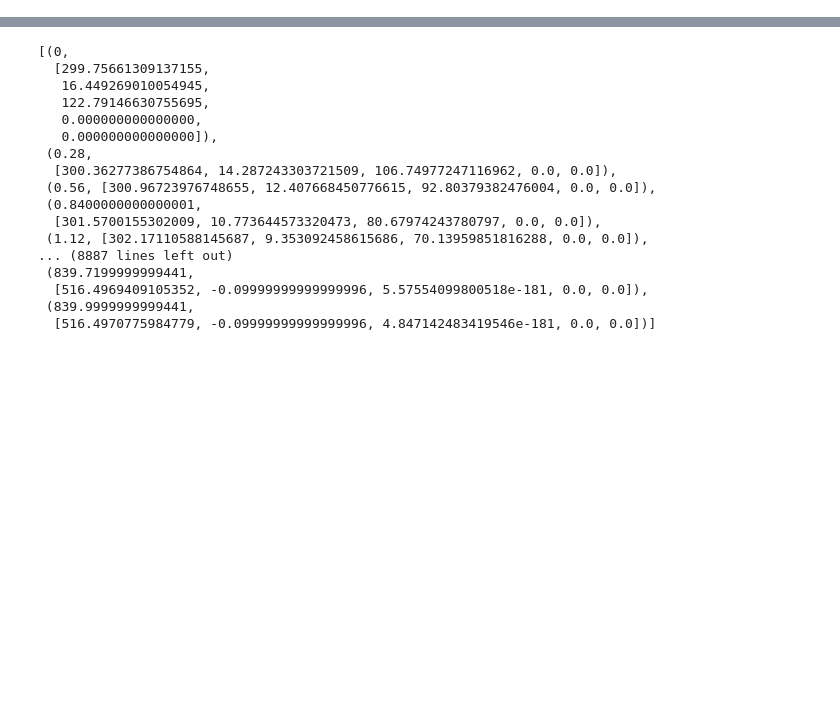
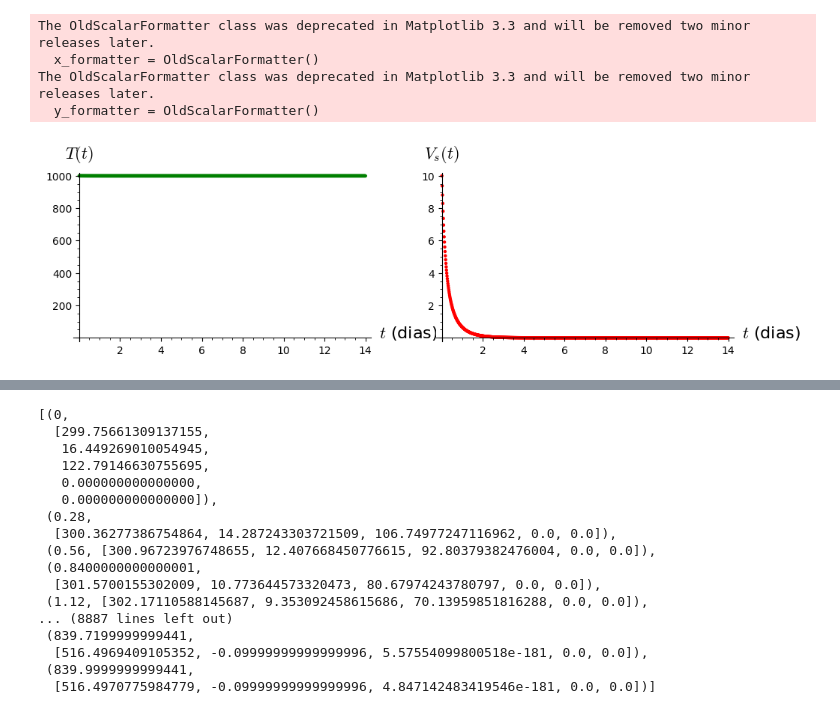
Before and after one commit to julymartins3/Trabalho-Final-MM4, a Jupyter notebook: codigo/HIV-simulations.ipynb, the cells around one changed output, grey strips where cells are left out. Drawn from its saved outputs; the diff is of its cells as text; code cells hidden in the pictures; blank space fills up the shorter version.

```diff
--- a/codigo/HIV-simulations.ipynb
+++ b/codigo/HIV-simulations.ipynb
@@ -75,3 +67,20 @@ Solver.plot_solution(i=1, color="blue", axes_labels=["$t$", "$T_s(t)$"])
+# %%
+# V_plot = Solver.plot_solution(i=2, color="red", axes_labels=["$t$ (dias)", "$V_s(t)$"], ymin=0, ymax=ymax)
+# T_plot = Solver.plot_solution(i=0, color="green", axes_labels=["$t$ (dias)", "$T(t)$"], ymin=0, ymax=1100)
+# Solver.plot_solution(i=1, color="blue", axes_labels=["$t$ (dias)", "$T_s(t)$"])
+
+V_plot = list_plot([(state[0], state[1][2]) for state in Solver.solution], color = "red", axes_labels=["$t$ (dias)", "$V_s(t)$"], ymin=0)#, title=f"Infecção com $G_s$ = {int(G_s)}")
+T_plot = list_plot([(state[0], state[1][0]) for state in Solver.solution], color = "green", axes_labels=["$t$ (dias)", "$T(t)$"], ymin=0)#, ymax=1100, title=f"Infecção com $G_s$ = {int(G_s)}")
+# V_plot.fontsize(30)
+# T_plot.fontsize(30)
+ga = graphics_array((T_plot, V_plot))
+ga.save(f"./cenario_{scenario}.pdf", figsize=[9, 3])#, title=f"Infecção com $G_s$ = {int(G_s)}")
+# %% [output]
+The OldScalarFormatter class was deprecated in Matplotlib 3.3 and will be removed two minor releases later.
+  x_formatter = OldScalarFormatter()
+The OldScalarFormatter class was deprecated in Matplotlib 3.3 and will be removed two minor releases later.
+  y_formatter = OldScalarFormatter()
+[figure, added]
 # %%
 def q_fn(t, q, t_r):
     return 1 if t < t_r else q
```
Also changed, not shown: parts of 3 cells of this notebook, 9 other files.
